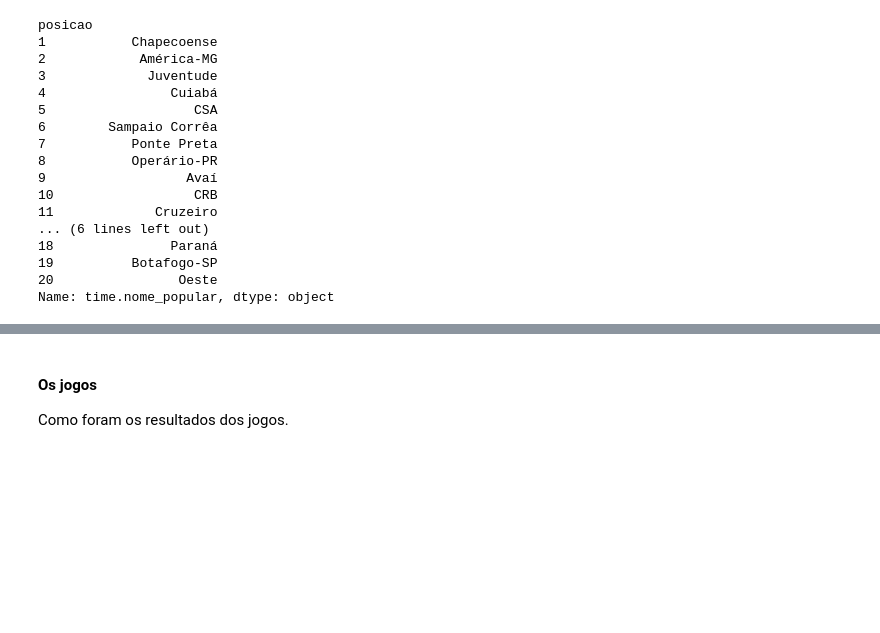
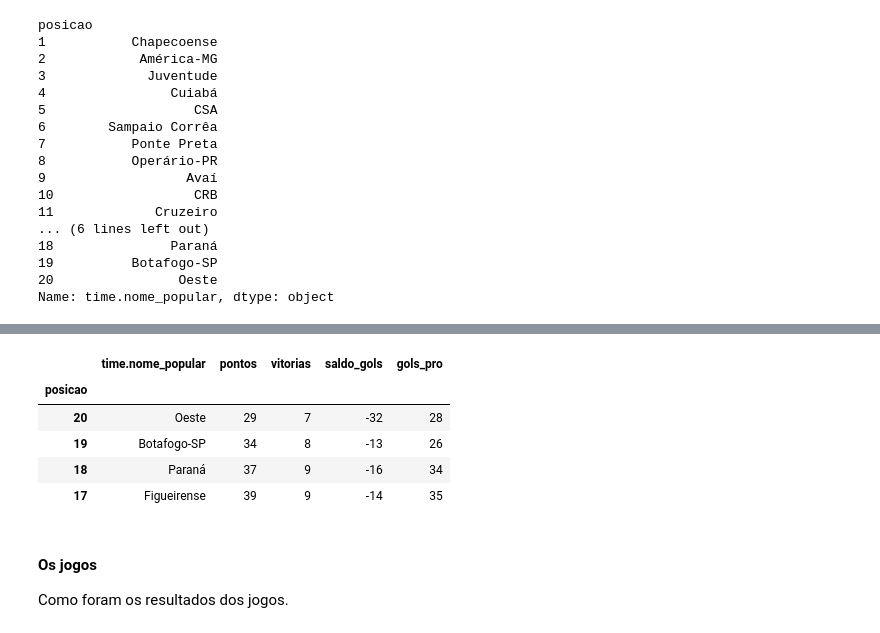
Before and after one commit to heavyrick/datascience, a Jupyter notebook: analises/campeonato_brasileiro_serie_b/campeonato_brasileiro_serie_b.ipynb, the cells around one changed output, grey strips where cells are left out. Cells and saved outputs as stored; diff of their text form; code cells hidden in the pictures; blank space fills up the shorter version.

```diff
--- a/analises/campeonato_brasileiro_serie_b/campeonato_brasileiro_serie_b.ipynb
+++ b/analises/campeonato_brasileiro_serie_b/campeonato_brasileiro_serie_b.ipynb
@@ -100,3 +127,16 @@ Name: time.nome_popular, dtype: object
+# %%
+# Times que caíram para a Série C
+
+df[['time.nome_popular', 'pontos', 'vitorias', 'saldo_gols', 'gols_pro']].sort_values(
+    by=['pontos', 'vitorias', 'saldo_gols', 'gols_pro'], ascending=True
+).head(4)
+# %% [output]
+|  | time.nome_popular | pontos | vitorias | saldo_gols | gols_pro |
+| posicao |  |  |  |  |  |
+| 20 | Oeste | 29 | 7 | -32 | 28 |
+| 19 | Botafogo-SP | 34 | 8 | -13 | 26 |
+| 18 | Paraná | 37 | 9 | -16 | 34 |
+| 17 | Figueirense | 39 | 9 | -14 | 35 |
 # %% [markdown]
 #### Os jogos
 
```
Also changed, not shown: parts of 4 cells of this notebook, 3 other files.
